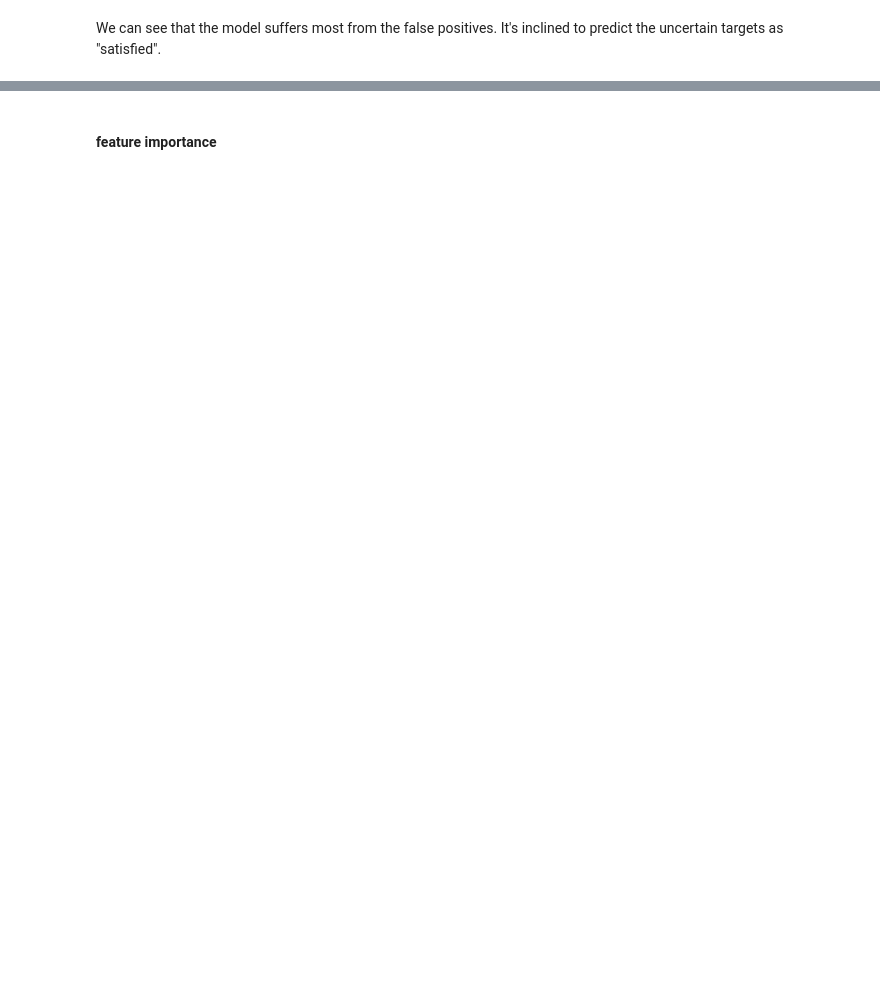
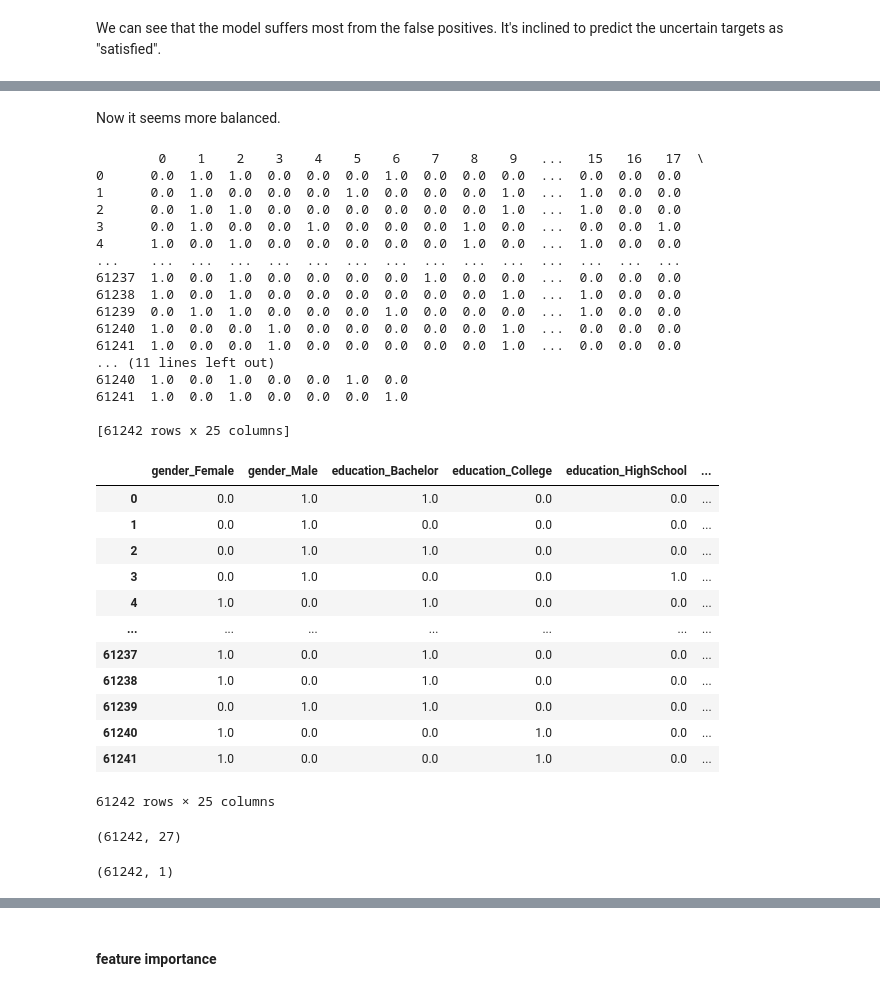
Before and after one commit to MACS-33002/macs-33002-2024s-WanniiY, a Jupyter notebook: P2_Supervised Learning.ipynb, the cells around one changed output, grey strips where cells are left out. Cells and saved outputs as stored; diff of their text form; code cells hidden in the pictures; blank space fills up the shorter version.

```diff
--- a/P2_Supervised Learning.ipynb
+++ b/P2_Supervised Learning.ipynb
@@ -658,0 +738,71 @@ We can see that the model suffers most from the false positives. It's inclined t
+# %% [markdown]
+Now it seems more balanced.
+# %%
+# Initiate one-hot encoder
+ohe = OneHotEncoder(handle_unknown='ignore')
+ohe_col = ['gender', 'education', 'region', 'loyalty_status', 'product_category', 'promotion_usage', 'purchase_frequency']
+ohe.fit(new_df[ohe_col])
+
+# encode the features with the learned categories during the fit process
+ohe_features2 = pd.DataFrame(ohe.transform(new_df[ohe_col]).toarray())
+print(ohe_features2)
+
+# rename columns so we can analyze them later
+col_names = []
+for i in range(len(ohe_col)):
+    for j in ohe.categories_[i]:
+        col_names.append(ohe_col[i] + '_' + str(j))
+
+names_dict = {i:col_names[i] for i in range(len(col_names))}
+ohe_features2.rename(columns=names_dict, inplace=True)
+ohe_features2
+# %% [output]
+        0    1    2    3    4    5    6    7    8    9   ...   15   16   17  \
+0      0.0  1.0  1.0  0.0  0.0  0.0  1.0  0.0  0.0  0.0  ...  0.0  0.0  0.0
+1      0.0  1.0  0.0  0.0  0.0  1.0  0.0  0.0  0.0  1.0  ...  1.0  0.0  0.0
+2      0.0  1.0  1.0  0.0  0.0  0.0  0.0  0.0  0.0  1.0  ...  1.0  0.0  0.0
+3      0.0  1.0  0.0  0.0  1.0  0.0  0.0  0.0  1.0  0.0  ...  0.0  0.0  1.0
+4      1.0  0.0  1.0  0.0  0.0  0.0  0.0  0.0  1.0  0.0  ...  1.0  0.0  0.0
+...    ...  ...  ...  ...  ...  ...  ...  ...  ...  ...  ...  ...  ...  ...
+61237  1.0  0.0  1.0  0.0  0.0  0.0  0.0  1.0  0.0  0.0  ...  0.0  0.0  0.0
+61238  1.0  0.0  1.0  0.0  0.0  0.0  0.0  0.0  0.0  1.0  ...  1.0  0.0  0.0
+61239  0.0  1.0  1.0  0.0  0.0  0.0  1.0  0.0  0.0  0.0  ...  1.0  0.0  0.0
+61240  1.0  0.0  0.0  1.0  0.0  0.0  0.0  0.0  0.0  1.0  ...  0.0  0.0  0.0
+61241  1.0  0.0  0.0  1.0  0.0  0.0  0.0  0.0  0.0  1.0  ...  0.0  0.0  0.0
+... (11 lines left out)
+61240  1.0  0.0  1.0  0.0  0.0  1.0  0.0
+61241  1.0  0.0  1.0  0.0  0.0  0.0  1.0
+
+[61242 rows x 25 columns]
+|  | gender_Female | gender_Male | education_Bachelor | education_College | education_HighSchool | ... |
+| 0 | 0.0 | 1.0 | 1.0 | 0.0 | 0.0 | ... |
+| 1 | 0.0 | 1.0 | 0.0 | 0.0 | 0.0 | ... |
+| 2 | 0.0 | 1.0 | 1.0 | 0.0 | 0.0 | ... |
+| 3 | 0.0 | 1.0 | 0.0 | 0.0 | 1.0 | ... |
+| 4 | 1.0 | 0.0 | 1.0 | 0.0 | 0.0 | ... |
+| ... | ... | ... | ... | ... | ... | ... |
+| 61237 | 1.0 | 0.0 | 1.0 | 0.0 | 0.0 | ... |
+| 61238 | 1.0 | 0.0 | 1.0 | 0.0 | 0.0 | ... |
+| 61239 | 0.0 | 1.0 | 1.0 | 0.0 | 0.0 | ... |
+| 61240 | 1.0 | 0.0 | 0.0 | 1.0 | 0.0 | ... |
+| 61241 | 1.0 | 0.0 | 0.0 | 1.0 | 0.0 | ... |
+61242 rows × 25 columns
+# %%
+# Reset indices of df and ohe_features
+new_df.reset_index(drop=True, inplace=True)
+ohe_features2.reset_index(drop=True, inplace=True)
+
+# Concatenate the DataFrames
+df_X2 = pd.concat([new_df[['income', 'purchase_amount']], ohe_features2], axis=1)
+
+df_X2 .shape
+# %% [output]
+(61242, 27)
+# %%
+# Create target variable
+target = 'satisfaction_category'
+df_y2 = new_df[[target]]
+df_y2.head(10)
+df_y2.shape
+# %% [output]
+(61242, 1)
```
Also changed, not shown: parts of 57 cells of this notebook.
